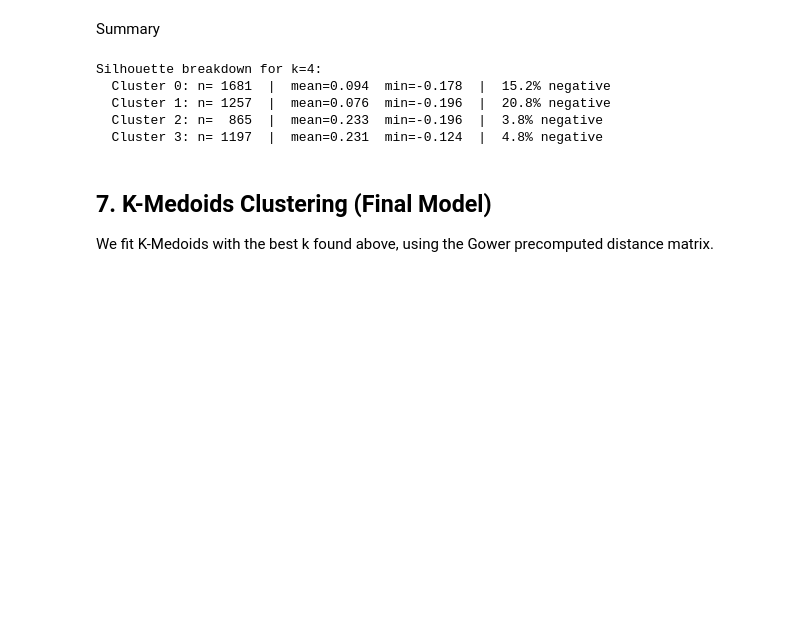
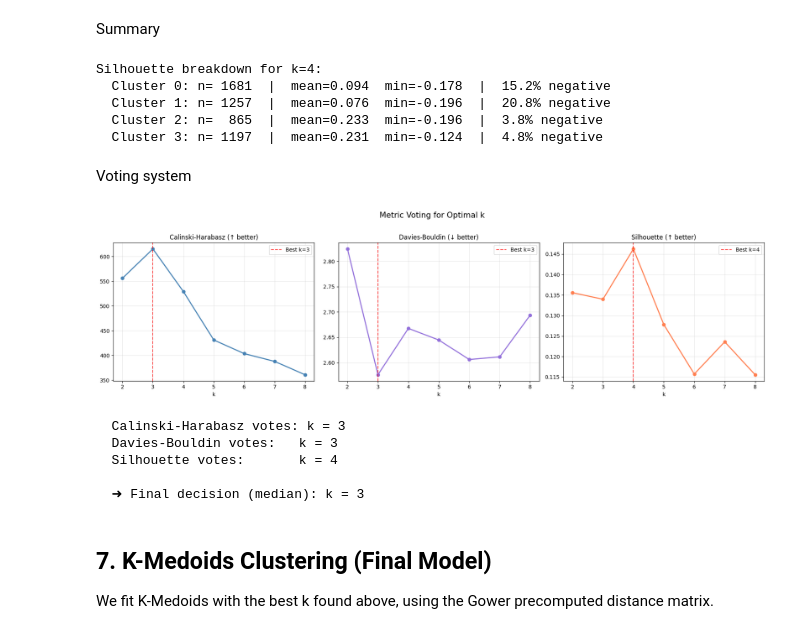
Before and after one commit to SimoneCerrone/FINTECH, a Jupyter notebook: BankClients_Segmentation_Final1.ipynb, the cells around one changed output. Saved outputs shown, nothing was run; the diff lists cells and outputs as text; code cells hidden in the pictures; blank space fills up the shorter version.

Commit message:
Aggiunto confronto Calinski - davies - silhouette per avere più confronti per il k

```diff
--- a/BankClients_Segmentation_Final1.ipynb
+++ b/BankClients_Segmentation_Final1.ipynb
@@ -936,6 +938,74 @@ Silhouette breakdown for k=4:
   Cluster 1: n= 1257  |  mean=0.076  min=-0.196  |  20.8% negative
   Cluster 2: n=  865  |  mean=0.233  min=-0.196  |  3.8% negative
   Cluster 3: n= 1197  |  mean=0.231  min=-0.124  |  4.8% negative
+# %% [markdown]
+Voting system
+# %%
+k_list = list(k_range)
+ch_scores = []
+db_scores = []
+sil_scores = []
+
+for k in k_list:
+    kmed = KMedoids(
+        n_clusters=k,
+        metric='precomputed',
+        method='pam',
+        init='build',
+        random_state=42
+    )
+    labels = kmed.fit_predict(gower_distances)
+    ch_scores.append(calinski_harabasz_score(X, labels))
+    db_scores.append(davies_bouldin_score(X, labels))
+    sil_scores.append(silhouette_score(gower_distances, labels, metric='precomputed'))
+
+# Each metric votes
+k_ch  = k_list[np.argmax(ch_scores)]
+k_db  = k_list[np.argmin(db_scores)]     # lower is better
+k_sil = k_list[np.argmax(sil_scores)]
+
+votes = [k_ch, k_db, k_sil]
+k_voted = int(np.median(votes))
+
+# ── Visual summary ────────────────────────────────────────────────────────────
+fig, axes = plt.subplots(1, 3, figsize=(18, 5))
+
+axes[0].plot(k_list, ch_scores, 'o-', color='steelblue', linewidth=2)
+axes[0].axvline(k_ch, color='red', linestyle='--', alpha=0.7, label=f'Best k={k_ch}')
+axes[0].set_title('Calinski-Harabasz (↑ better)')
+axes[0].set_xlabel('k')
+axes[0].legend()
+axes[0].grid(True, alpha=0.3)
+
+axes[1].plot(k_list, db_scores, 'o-', color='mediumpurple', linewidth=2)
+axes[1].axvline(k_db, color='red', linestyle='--', alpha=0.7, label=f'Best k={k_db}')
+axes[1].set_title('Davies-Bouldin (↓ better)')
+axes[1].set_xlabel('k')
+axes[1].legend()
+axes[1].grid(True, alpha=0.3)
+
+axes[2].plot(k_list, sil_scores, 'o-', color='coral', linewidth=2)
+axes[2].axvline(k_sil, color='red', linestyle='--', alpha=0.7, label=f'Best k={k_sil}')
+axes[2].set_title('Silhouette (↑ better)')
+axes[2].set_xlabel('k')
+axes[2].legend()
+axes[2].grid(True, alpha=0.3)
+
+plt.suptitle('Metric Voting for Optimal k', fontsize=15, y=1.02)
+plt.tight_layout()
+plt.show()
+
+print(f'\n  Calinski-Harabasz votes: k = {k_ch}')
+print(f'  Davies-Bouldin votes:   k = {k_db}')
+print(f'  Silhouette votes:       k = {k_sil}')
+print(f'\n  ➜ Final decision (median): k = {k_voted}')
+# %% [output]
+[figure, added]
+  Calinski-Harabasz votes: k = 3
+  Davies-Bouldin votes:   k = 3
+  Silhouette votes:       k = 4
+
+  ➜ Final decision (median): k = 3
 # %% [markdown]
 ## 7. K-Medoids Clustering (Final Model)
 
```
Also changed, not shown: parts of 1 cell of this notebook.
